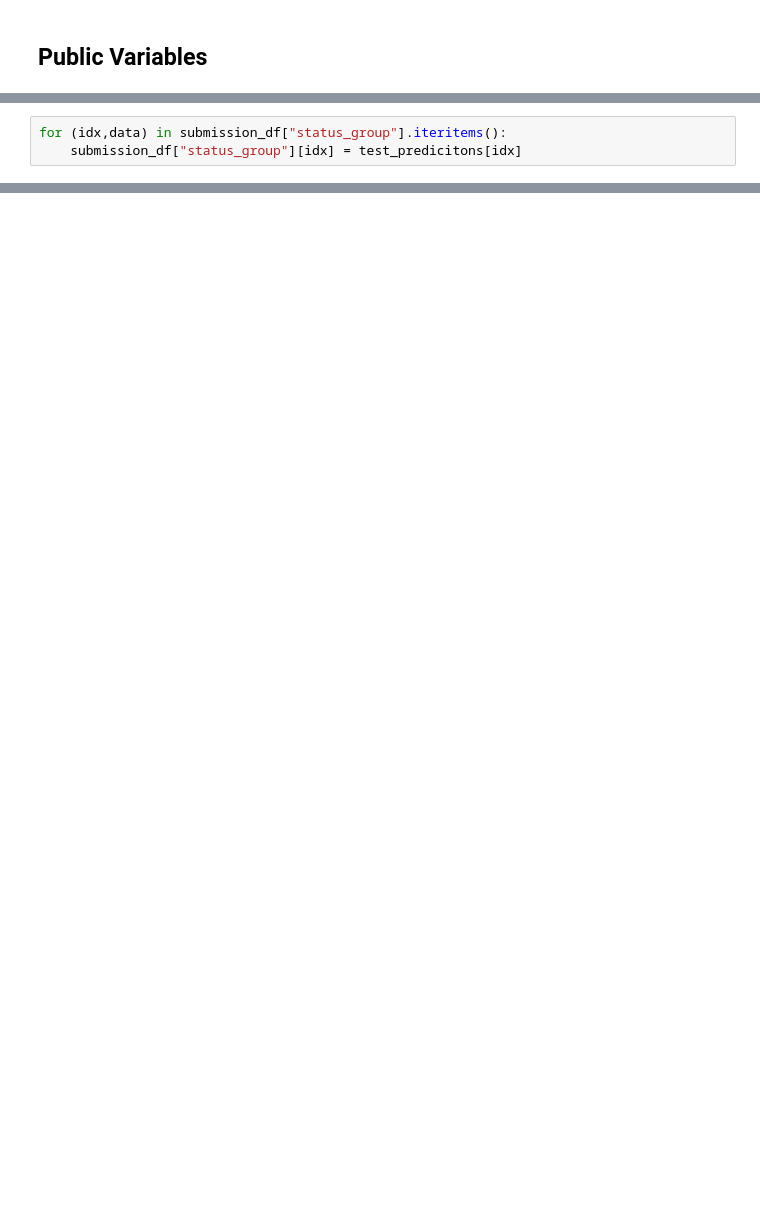
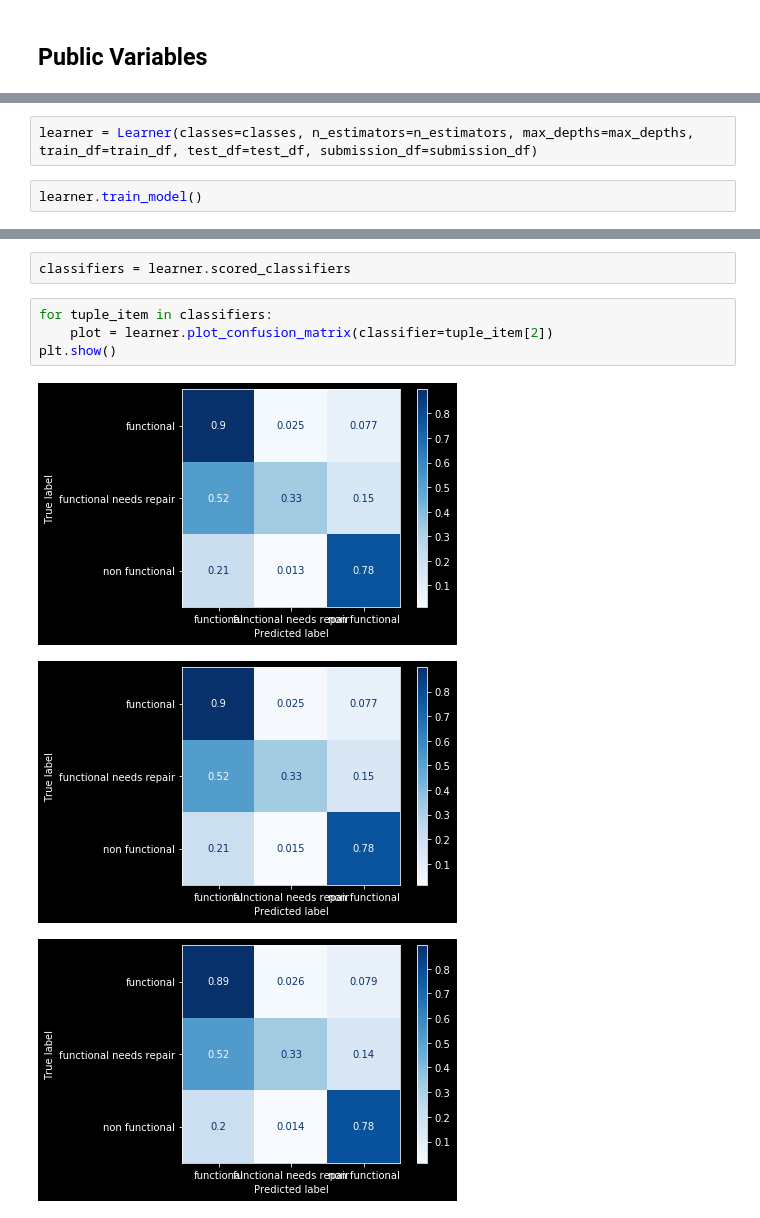
Before and after one commit to Onotseike/DataDriven, a Jupyter notebook: PumpItUp/decision_tree_classifier.ipynb, the cells around one changed output, grey strips where cells are left out. Drawn from its saved outputs; the diff is of its cells as text; blank space fills up the shorter version.

```diff
--- a/PumpItUp/decision_tree_classifier.ipynb
+++ b/PumpItUp/decision_tree_classifier.ipynb
@@ -89,3 +113,0 @@ array(['functional', 'functional', 'functional', ..., 'non functional',
-# %%
-for (idx,data) in submission_df["status_group"].iteritems():
-    submission_df["status_group"][idx] = test_predicitons[idx]
@@ -93,0 +114,4 @@ submission_df.to_csv("./datasets/submission.csv", index=False, header=True)
+# %%
+learner = Learner(classes=classes, n_estimators=n_estimators, max_depths=max_depths, train_df=train_df, test_df=test_df, submission_df=submission_df)
+# %%
+learner.train_model()
@@ -93,0 +142,10 @@ submission_df.to_csv("./datasets/submission.csv", index=False, header=True)
+# %%
+classifiers = learner.scored_classifiers
+# %%
+for tuple_item in classifiers:
+    plot = learner.plot_confusion_matrix(classifier=tuple_item[2])
+plt.show()
+# %% [output]
+[figure, added]
+[figure, added]
+[figure, added]
```
Also changed, not shown: parts of 26 cells of this notebook, 22 other files.
